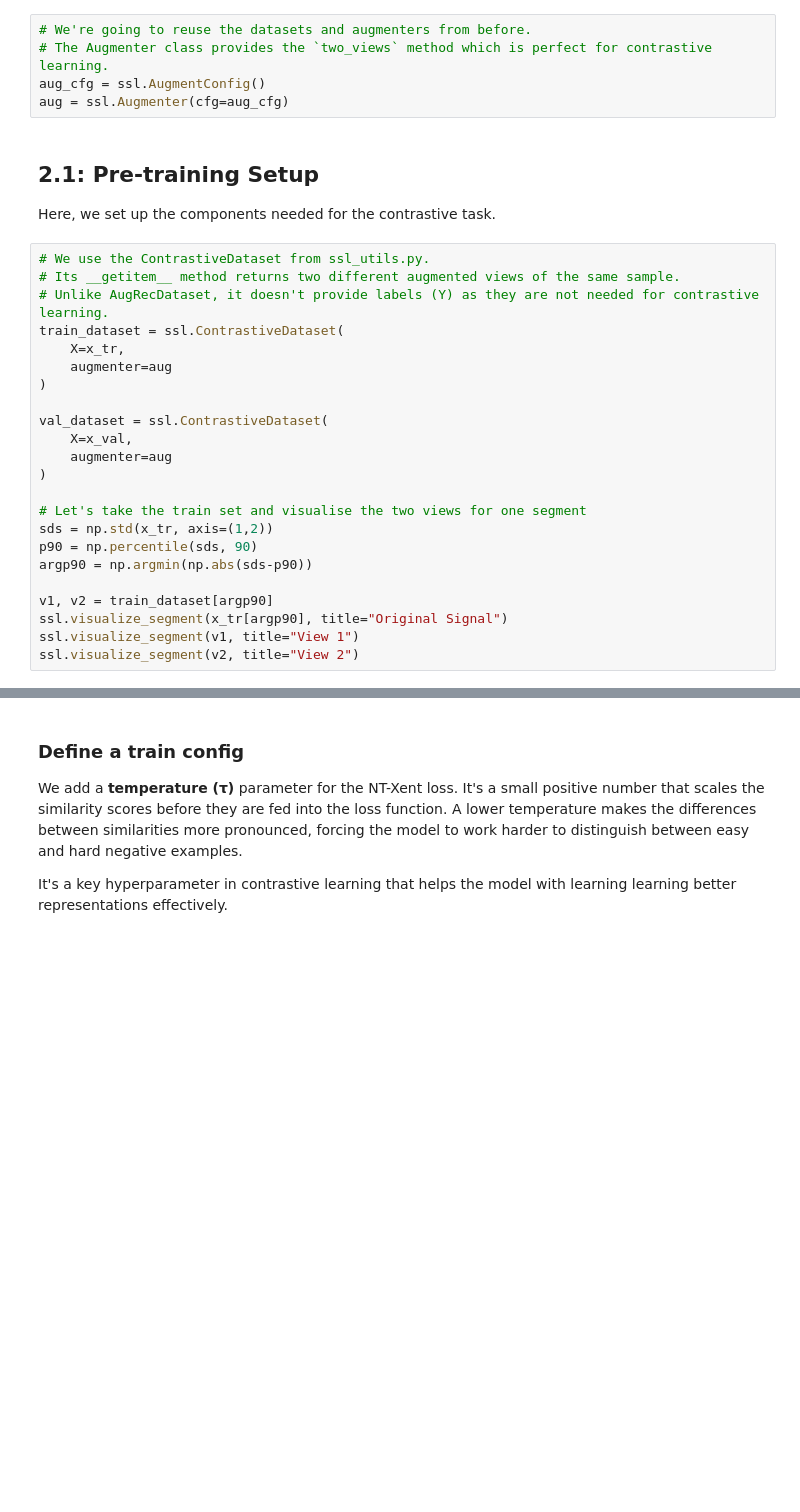
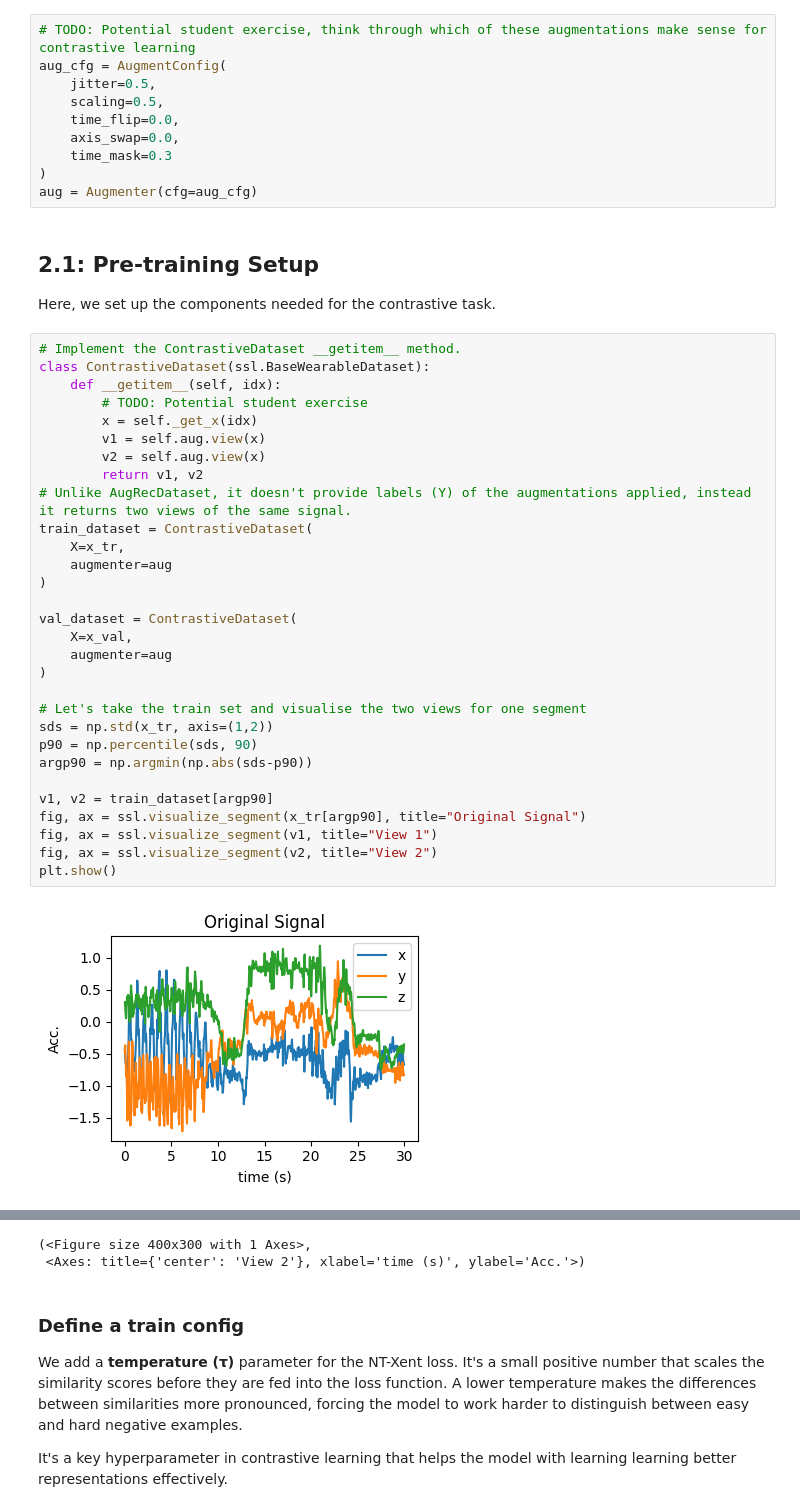
Before and after one commit to OxWearables/Oxford_Wearables_Activity_Recognition, a Jupyter notebook: 7_self_supervised_learning/aug_contrastive.ipynb, the cells around one changed output, grey strips where cells are left out. Cells and saved outputs as stored; diff of their text form; blank space fills up the shorter version.

```diff
--- a/7_self_supervised_learning/aug_contrastive.ipynb
+++ b/7_self_supervised_learning/aug_contrastive.ipynb
@@ -586,33 +637,47 @@ The core components are:
 
 3. **An NT-Xent Loss Function**: This contrastive loss function encourages the projected views from the same source sample to be close together, while pushing views from different samples far apart.
 # %%
-# We're going to reuse the datasets and augmenters from before.
-# The Augmenter class provides the `two_views` method which is perfect for contrastive learning.
-aug_cfg = ssl.AugmentConfig()
-aug = ssl.Augmenter(cfg=aug_cfg)
+# TODO: Potential student exercise, think through which of these augmentations make sense for contrastive learning
+aug_cfg = AugmentConfig(
+    jitter=0.5,
+    scaling=0.5,
+    time_flip=0.0,
+    axis_swap=0.0,
+    time_mask=0.3
+)
+aug = Augmenter(cfg=aug_cfg)
 # %% [markdown]
 ## 2.1: Pre-training Setup
 Here, we set up the components needed for the contrastive task.
 # %%
-# We use the ContrastiveDataset from ssl_utils.py.
-# Its __getitem__ method returns two different augmented views of the same sample.
-# Unlike AugRecDataset, it doesn't provide labels (Y) as they are not needed for contrastive learning.
-train_dataset = ssl.ContrastiveDataset(
+# Implement the ContrastiveDataset __getitem__ method.
+class ContrastiveDataset(ssl.BaseWearableDataset):
+    def __getitem__(self, idx):
+        # TODO: Potential student exercise
+        x = self._get_x(idx)
+        v1 = self.aug.view(x)
+        v2 = self.aug.view(x)
+        return v1, v2
+# Unlike AugRecDataset, it doesn't provide labels (Y) of the augmentations applied, instead it returns two views of the same signal.
+train_dataset = ContrastiveDataset(
     X=x_tr,
     augmenter=aug
 )
 
-val_dataset = ssl.ContrastiveDataset(
+val_dataset = ContrastiveDataset(
     X=x_val,
     augmenter=aug
 )
 
 # Let's take the train set and visualise the two views for one segment
 sds = np.std(x_tr, axis=(1,2))
 p90 = np.percentile(sds, 90)
 argp90 = np.argmin(np.abs(sds-p90))
 
 v1, v2 = train_dataset[argp90]
-ssl.visualize_segment(x_tr[argp90], title="Original Signal")
-ssl.visualize_segment(v1, title="View 1")
-ssl.visualize_segment(v2, title="View 2")
+fig, ax = ssl.visualize_segment(x_tr[argp90], title="Original Signal")
+fig, ax = ssl.visualize_segment(v1, title="View 1")
+fig, ax = ssl.visualize_segment(v2, title="View 2")
+plt.show()
+# %% [output]
+[figure, added]
@@ -619,3 +686,5 @@ ssl.visualize_segment(v2, title="View 2")
+(<Figure size 400x300 with 1 Axes>,
+ <Axes: title={'center': 'View 2'}, xlabel='time (s)', ylabel='Acc.'>)
 # %% [markdown]
 ### Define a train config
 We add a **temperature (τ)** parameter for the NT-Xent loss. It's a small positive number that scales the similarity scores before they are fed into the loss function. A lower temperature makes the differences between similarities more pronounced, forcing the model to work harder to distinguish between easy and hard negative examples.
```
Also changed, not shown: parts of 13 cells of this notebook, 1 other file.
